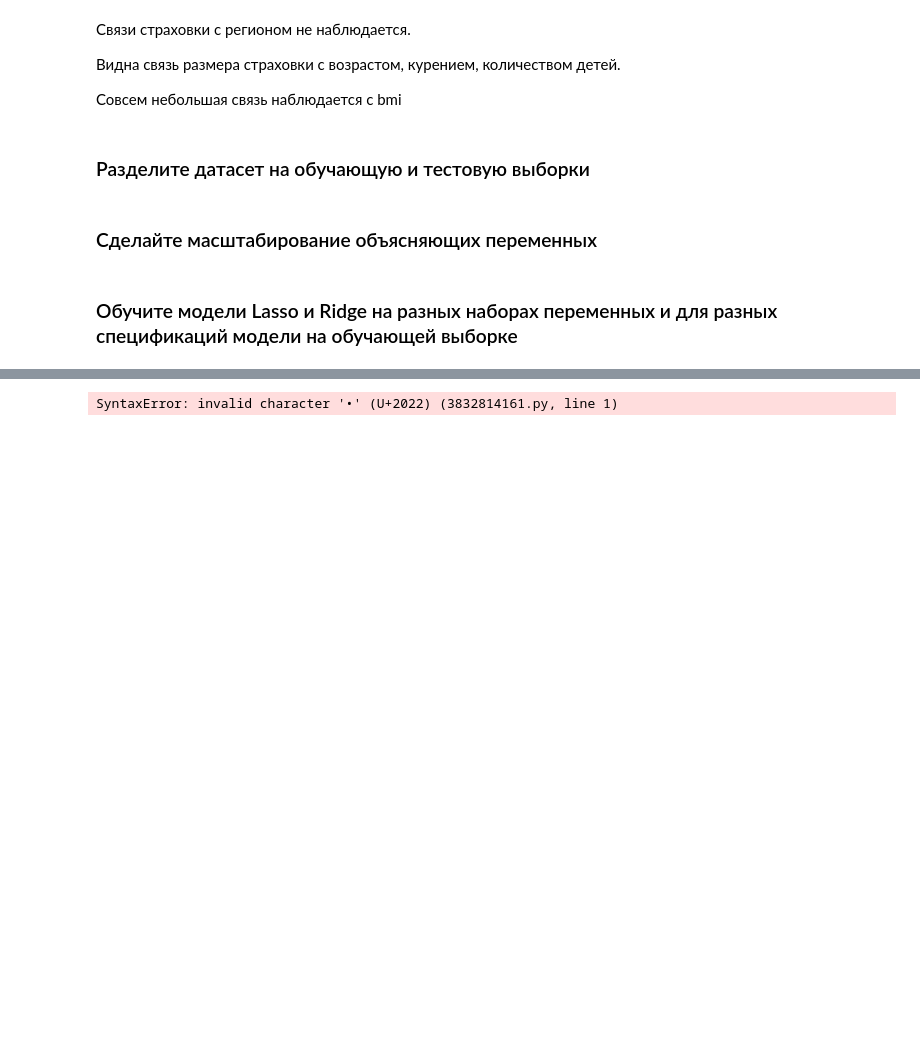
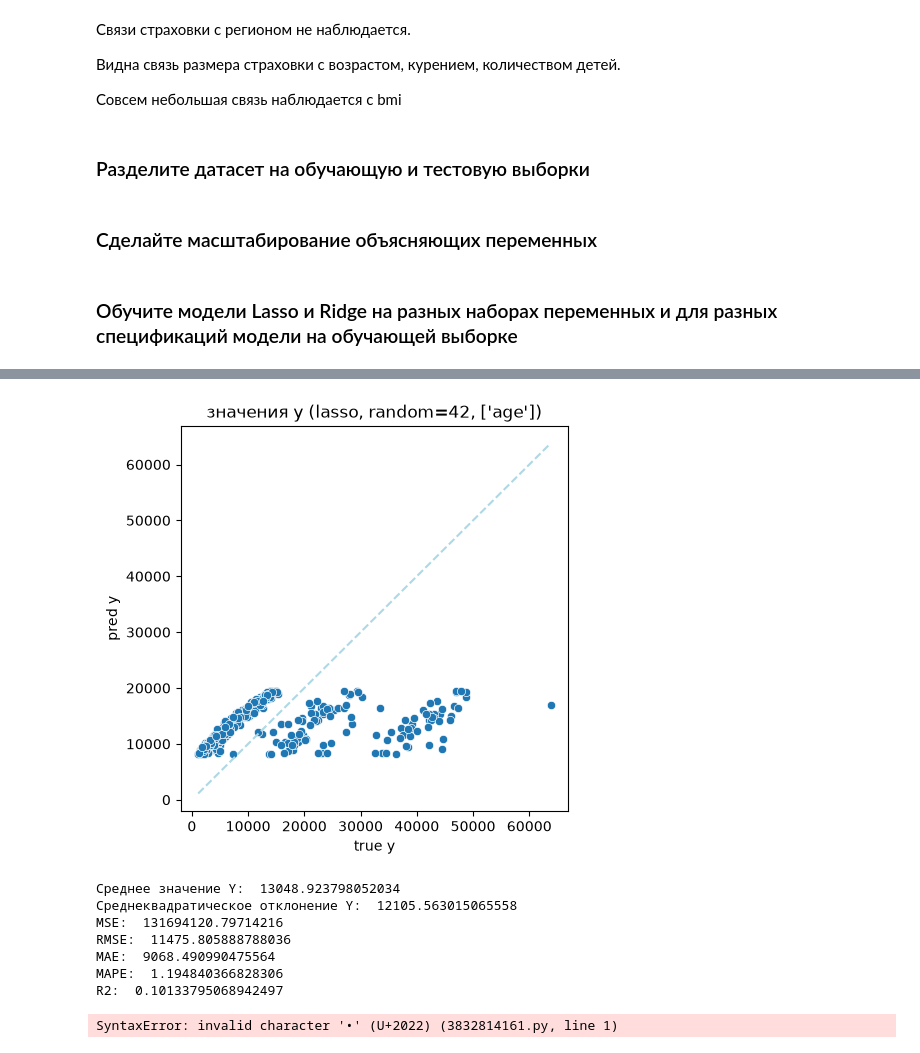
Before and after one commit to ceteravincis/dz_regressii_misskiy, a Jupyter notebook: dz-regressiya.ipynb, the cells around one changed output, grey strips where cells are left out. Cells and saved outputs as stored; diff of their text form; code cells hidden in the pictures; blank space fills up the shorter version.

```diff
--- a/dz-regressiya.ipynb
+++ b/dz-regressiya.ipynb
@@ -179,3 +198,14 @@ R2:  0.6399376859824779
+# %%
+ml.append (ML_insurance(df_encoded, ['age',], model_kind='lasso' ))
+# %% [output]
+[figure, added]
+Среднее значение Y:  13048.923798052034
+Среднеквадратическое отклонение Y:  12105.563015065558
+MSE:  131694120.79714216
+RMSE:  11475.805888788036
+MAE:  9068.490990475564
+MAPE:  1.194840366828306
+R2:  0.10133795068942497
 # %%
 
 
```
Also changed, not shown: parts of 4 cells of this notebook.
